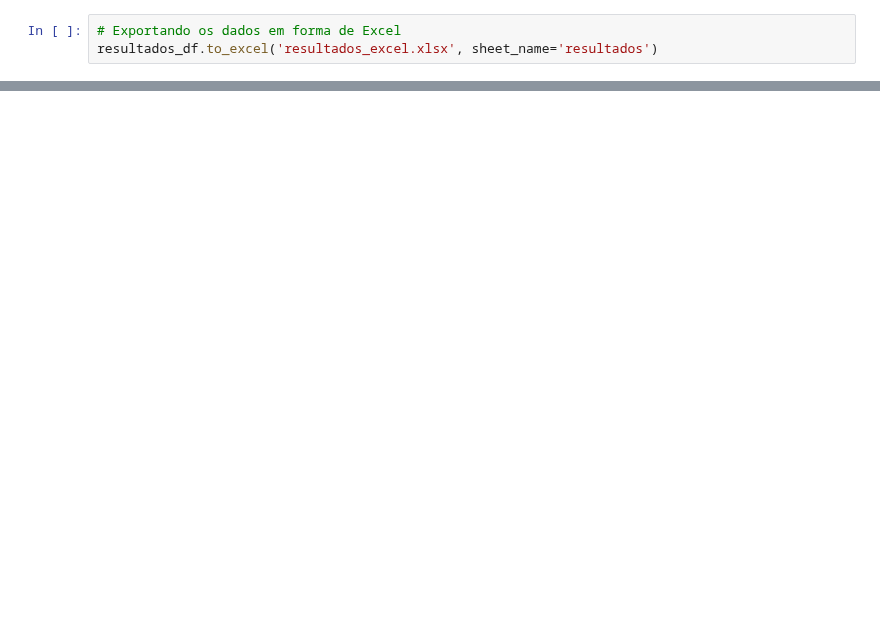
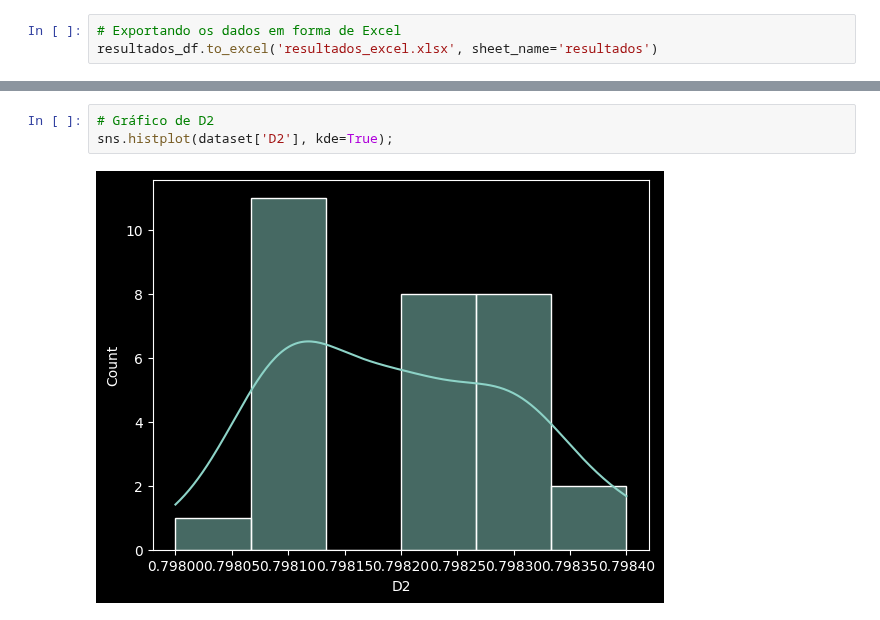
Before and after one commit to Joao-Inacio/Statistics_for-Data_Science, a Jupyter notebook: Intervalos_de_Confianca_e_Teste_de_Hipoteses/Testes_de_Hipoteses.ipynb, the cells around one changed output, grey strips where cells are left out. Cells and saved outputs as stored; diff of their text form; blank space fills up the shorter version.

```diff
--- a/Intervalos_de_Confianca_e_Teste_de_Hipoteses/Testes_de_Hipoteses.ipynb
+++ b/Intervalos_de_Confianca_e_Teste_de_Hipoteses/Testes_de_Hipoteses.ipynb
@@ -638,0 +657,5 @@ resultados_df.to_excel('resultados_excel.xlsx', sheet_name='resultados')
+# %%
+# Gráfico de D2
+sns.histplot(dataset['D2'], kde=True);
+# %% [output]
+[figure, added]
```
Also changed, not shown: parts of 13 cells of this notebook, 2 other files.
